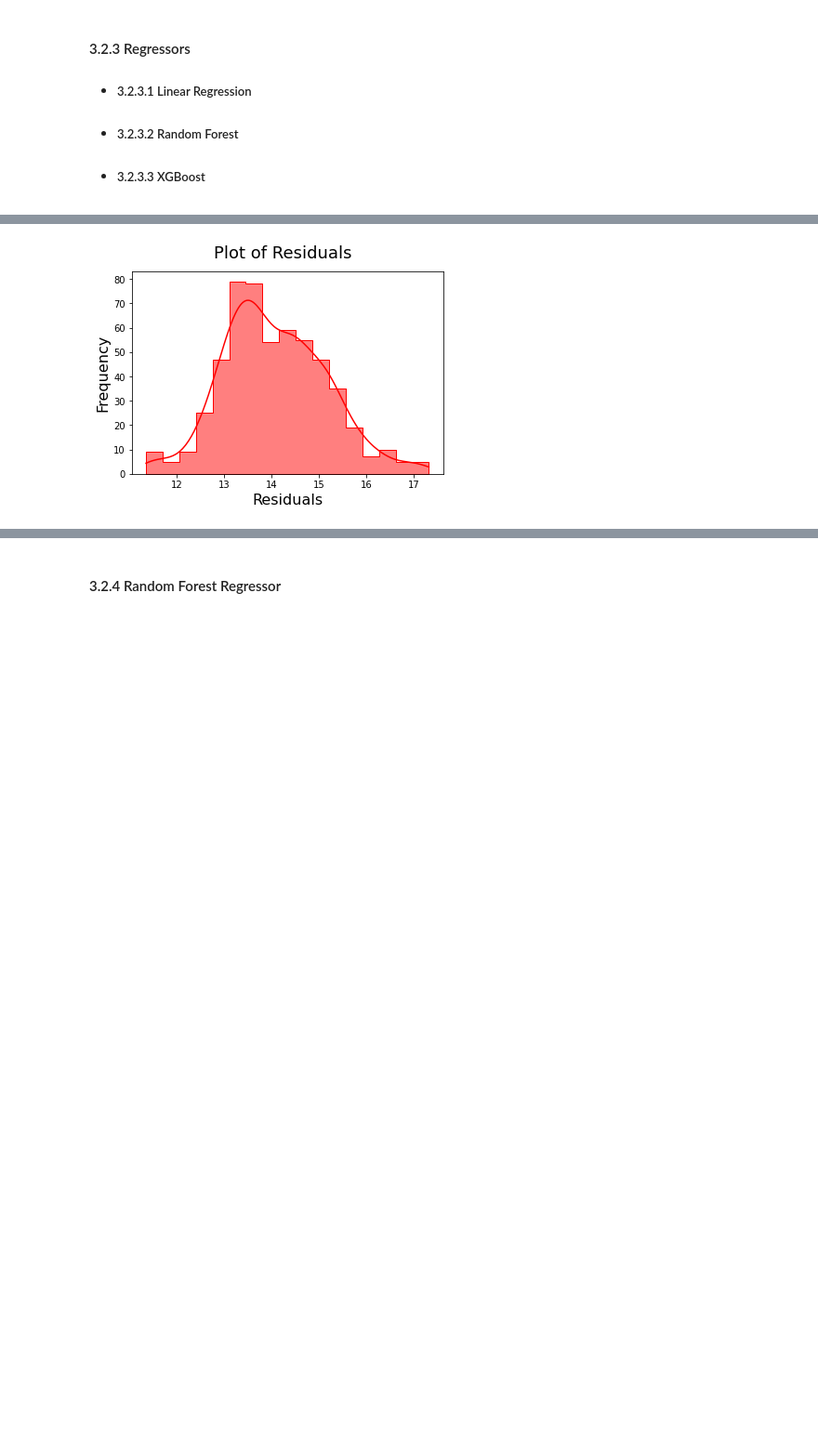
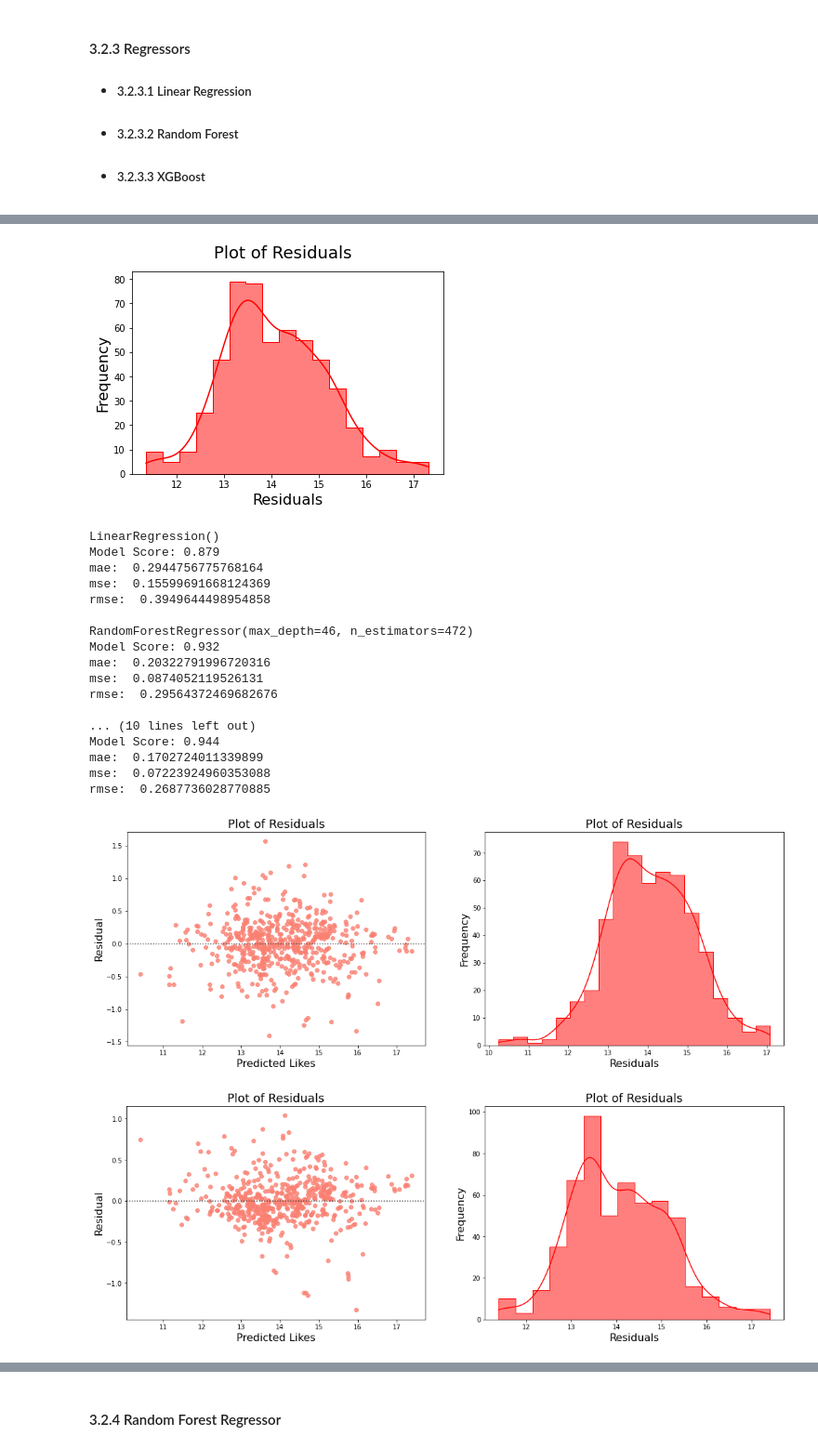
Before and after one commit to nickrwu/YouTube-Trending, a Jupyter notebook: yt-model.ipynb, the cells around one changed output, grey strips where cells are left out. Shown at 93% size. Drawn from its saved outputs; the diff is of its cells as text; code cells hidden in the pictures; blank space fills up the shorter version.

```diff
--- a/yt-model.ipynb
+++ b/yt-model.ipynb
@@ -598,47 +652,65 @@ for regressor in regressors:
     print("mse: ", mse)
     print("rmse: ", rmse, "\n")
 
+    data = pd.DataFrame(data = d1)
     # Residual Plot 1
-    data = pd.DataFrame(data = d1)
-    fig1, ax1 = plt.subplots()
-    sns.residplot(x= y_test, y= y_pred, ax=ax1, data = data, color="salmon")
-    ax1.set_xlabel('Predicted Views', fontsize=16)
-    ax1.set_ylabel('Residual', fontsize=16)
-    fig1.suptitle("Plot of Residuals", fontsize=18)
+    fig1, ax1 = plt.subplots(1,2, figsize=(18,6))
+    g1 = sns.residplot(x= y_test, y= y_pred, ax=ax1[0], data = data, color="salmon")
+    g1.set_xlabel('Predicted Likes', fontsize=16)
+    g1.set_ylabel('Residual', fontsize=16)
+    g1.set_title("Plot of Residuals", fontsize=18)
 
     # Residual Plot 2
-    fig2, ax2 = plt.subplots()
-    sns.histplot(x=y_pred, ax=ax2, data = data, element="step", color="red", kde=True)
-    ax2.set_xlabel('Residuals', fontsize=16)
-    ax2.set_ylabel('Frequency', fontsize=16)
-    fig2.suptitle("Plot of Residuals", fontsize=18)
+    g2 = sns.histplot(x=y_pred, ax=ax1[1], data = data, element="step", color="red", kde=True)
+    g2.set_xlabel('Residuals', fontsize=16)
+    g2.set_ylabel('Frequency', fontsize=16)
+    g2.set_title("Plot of Residuals", fontsize=18)
 
     # Linear Plot
-    # lm1 = sns.lmplot(x="True Labels", y="Predicted Labels", data = SK, size = 10)
+    # lm1 = sns.lmplot(x="True Labels", y="Predicted Labels", data = data, size = 10)
     # fig1 = lm1.fig
     # fig1.suptitle("Sklearn ", fontsize=18)
     # sns.set(font_scale = 1.5)
 # %% [output]
 LinearRegression()
 Model Score: 0.879
 mae:  0.2944756775768164
 mse:  0.15599691668124369
 rmse:  0.3949644498954858
 
 RandomForestRegressor(max_depth=34, n_estimators=421)
 Model Score: 0.932
 mae:  0.2034491364753415
 mse:  0.08739098024704253
 rmse:  0.2956196547035439
 
 ... (10 lines left out)
 Model Score: 0.946
 mae:  0.17331119206798962
 mse:  0.06983041068806026
 rmse:  0.2642544430810204
 [figure]
 [figure]
 [figure]
 [figure]
 [figure]
 [figure]
+LinearRegression()
+Model Score: 0.879
+mae:  0.2944756775768164
+mse:  0.15599691668124369
+rmse:  0.3949644498954858
+
+RandomForestRegressor(max_depth=46, n_estimators=472)
+Model Score: 0.932
+mae:  0.20322791996720316
+mse:  0.0874052119526131
+rmse:  0.29564372469682676
+
+... (10 lines left out)
+Model Score: 0.944
+mae:  0.1702724011339899
+mse:  0.07223924960353088
+rmse:  0.2687736028770885
+[figure, added]
+[figure, added]
```
Also changed, not shown: parts of 19 cells of this notebook.
